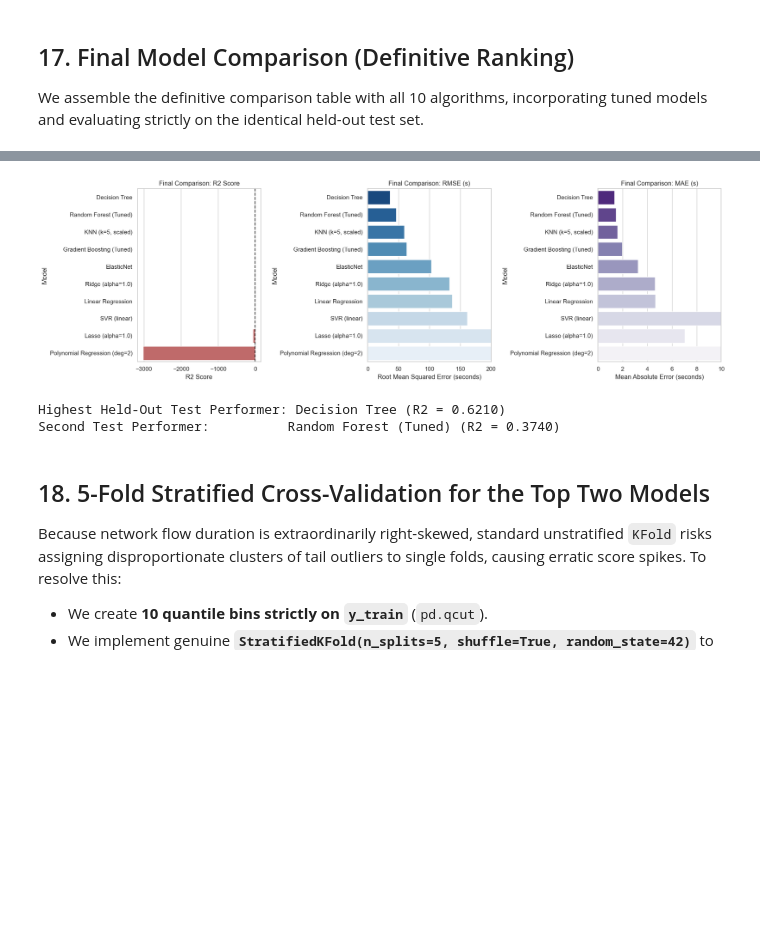
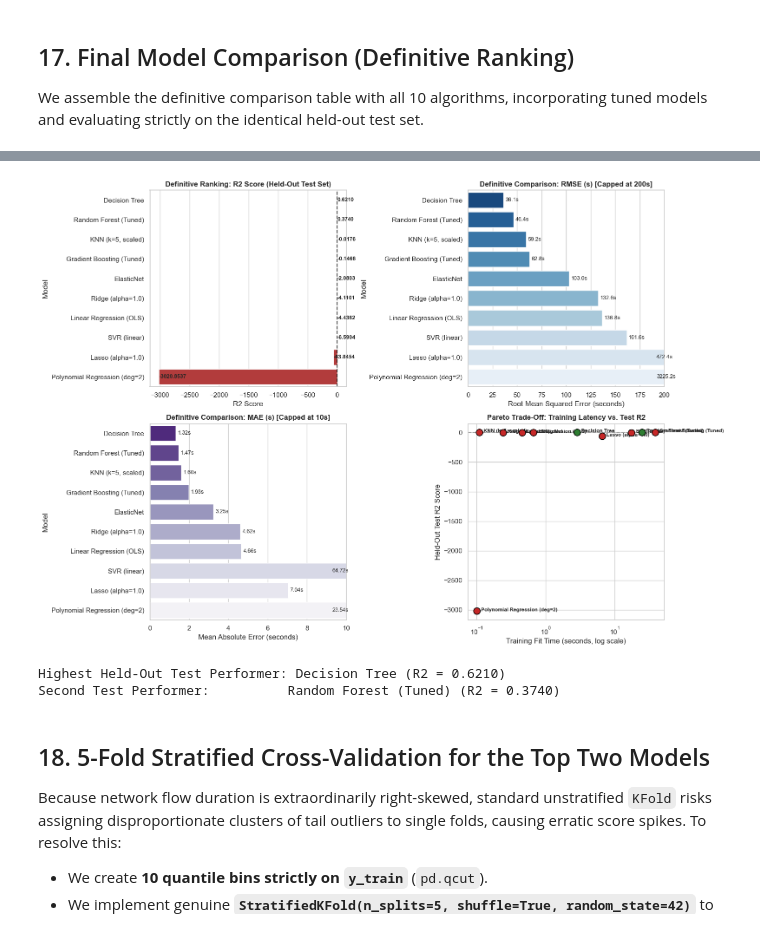
Before and after one commit to likhith1253/ML_Capstone, a Jupyter notebook: regression/regression.ipynb, the cells around one changed output, grey strips where cells are left out. Drawn from its saved outputs; the diff is of its cells as text; code cells hidden in the pictures; blank space fills up the shorter version.

```diff
--- a/regression/regression.ipynb
+++ b/regression/regression.ipynb
@@ -1039,34 +1752,55 @@ final_results = []
 for row in baseline_results:
     m_name = row['Model']
     if 'Random Forest' in m_name:
-        final_results.append({'Model': 'Random Forest (Tuned)', 'R2': r2_rf_tuned, 'RMSE': rmse_rf_tuned, 'MAE': mae_rf_tuned, 'Status': 'Tuned'})
+        final_results.append({'Model': 'Random Forest (Tuned)', 'R2': r2_rf_tuned, 'RMSE': rmse_rf_tuned, 'MAE': mae_rf_tuned, 'Fit_Time': t_fit_rf, 'Status': 'Tuned'})
     elif 'Gradient Boosting' in m_name:
-        final_results.append({'Model': 'Gradient Boosting (Tuned)', 'R2': r2_gb_tuned, 'RMSE': rmse_gb_tuned, 'MAE': mae_gb_tuned, 'Status': 'Tuned'})
+        final_results.append({'Model': 'Gradient Boosting (Tuned)', 'R2': r2_gb_tuned, 'RMSE': rmse_gb_tuned, 'MAE': mae_gb_tuned, 'Fit_Time': t_fit_gb, 'Status': 'Tuned'})
     else:
-        final_results.append({'Model': m_name, 'R2': row['R2'], 'RMSE': row['RMSE'], 'MAE': row['MAE'], 'Status': 'Baseline'})
+        final_results.append({'Model': m_name, 'R2': row['R2'], 'RMSE': row['RMSE'], 'MAE': row['MAE'], 'Fit_Time': row.get('Fit_Time', 1.0), 'Status': 'Baseline'})
 
 final_results_df = pd.DataFrame(final_results).sort_values(by='R2', ascending=False).reset_index(drop=True)
 print("=== DEFINITIVE FINAL MODEL COMPARISON (ALL 10 MODELS) ===")
 print(final_results_df.to_string(index=False))
 
-# Plot Final Model Comparison
-fig, axes = plt.subplots(1, 3, figsize=(18, 5.5))
+# Comprehensive 4-Panel Definitive Model Ranking Dashboard
+fig, axes = plt.subplots(2, 2, figsize=(16, 11))
 
-colors_final_r2 = ['seagreen' if r > 0 else 'indianred' for r in final_results_df['R2']]
-sns.barplot(data=final_results_df, x='R2', y='Model', palette=colors_final_r2, ax=axes[0])
-axes[0].axvline(0, color='black', linestyle='--', alpha=0.7)
-axes[0].set_title("Final Comparison: R2 Score", fontsize=12)
-axes[0].set_xlabel("R2 Score")
+# Panel 1: R2 Score Ranking
+colors_final_r2 = ['#2e7d32' if r > 0 else '#c62828' for r in final_results_df['R2']]
+sns.barplot(data=final_results_df, x='R2', y='Model', palette=colors_final_r2, ax=axes[0, 0])
+axes[0, 0].axvline(0, color='black', linestyle='--', alpha=0.7)
+axes[0, 0].set_title("Definitive Ranking: R2 Score (Held-Out Test Set)", fontsize=12, fontweight='bold')
+axes[0, 0].set_xlabel("R2 Score")
+for i, r in final_results_df.iterrows():
+    x_pos = r['R2'] + (0.05 if r['R2'] >= 0 else -0.2)
+    axes[0, 0].annotate(f"{r['R2']:.4f}", (x_pos, i), va='center', fontsize=9, fontweight='bold')
 
-sns.barplot(data=final_results_df, x='RMSE', y='Model', palette='Blues_r', ax=axes[1])
-axes[1].set_title("Final Comparison: RMSE (s)", fontsize=12)
-axes[1].set_xlabel("Root Mean Squared Error (seconds)")
-axes[1].set_xlim(0, 200)
+# Panel 2: RMSE (s)
+sns.barplot(data=final_results_df, x='RMSE', y='Model', palette='Blues_r', ax=axes[0, 1])
+axes[0, 1].set_title("Definitive Comparison: RMSE (s) [Capped at 200s]", fontsize=12, fontweight='bold')
+axes[0, 1].set_xlabel("Root Mean Squared Error (seconds)")
+axes[0, 1].set_xlim(0, 200)
+for i, r in final_results_df.iterrows():
+    axes[0, 1].annotate(f"{r['RMSE']:.1f}s", (min(r['RMSE'], 190) + 2, i), va='center', fontsize=9)
 
-sns.barplot(data=final_results_df, x='MAE', y='Model', palette='Purples_r', ax=axes[2])
-axes[2].set_title("Final Comparison: MAE (s)", fontsize=12)
-axes[2].set_xlabel("Mean Absolute Error (seconds)")
-axes[2].set_xlim(0, 10)
+# Panel 3: MAE (s)
+sns.barplot(data=final_results_df, x='MAE', y='Model', palette='Purples_r', ax=axes[1, 0])
+axes[1, 0].set_title("Definitive Comparison: MAE (s) [Capped at 10s]", fontsize=12, fontweight='bold')
+axes[1, 0].set_xlabel("Mean Absolute Error (seconds)")
+axes[1, 0].set_xlim(0, 10)
+for i, r in final_results_df.iterrows():
+    axes[1, 0].annotate(f"{r['MAE']:.2f}s", (min(r['MAE'], 9.2) + 0.1, i), va='center', fontsize=9)
+
+# Panel 4: Pareto Efficiency: Training Fit Time vs. Test R2
+scatter_colors = ['#2e7d32' if r > 0 else '#c62828' for r in final_results_df['R2']]
+axes[1, 1].scatter(final_results_df['Fit_Time'], final_results_df['R2'], c=scatter_colors, s=120, edgecolors='black', lw=1.2, zorder=5)
+axes[1, 1].set_xscale('log')
+axes[1, 1].axhline(0, color='gray', linestyle='--', alpha=0.6)
+axes[1, 1].set_title("Pareto Trade-Off: Training Latency vs. Test R2", fontsize=12, fontweight='bold')
+axes[1, 1].set_xlabel("Training Fit Time (seconds, log scale)")
+axes[1, 1].set_ylabel("Held-Out Test R2 Score")
+for _, r in final_results_df.iterrows():
+    axes[1, 1].annotate(r['Model'], (r['Fit_Time'] * 1.15, r['R2']), fontsize=8.5, fontweight='bold')
 
 plt.tight_layout()
 plt.show()
@@ -1092,4 +1826,4 @@ Polynomial Regression (deg=2) -3020.853740 3225.162260 23.537741 Baseline
-[figure, old version]
+[figure, new version]
 Highest Held-Out Test Performer: Decision Tree (R2 = 0.6210)
 Second Test Performer:          Random Forest (Tuned) (R2 = 0.3740)
 # %% [markdown]
```
Also changed, not shown: parts of 42 cells of this notebook, 1 other file.
